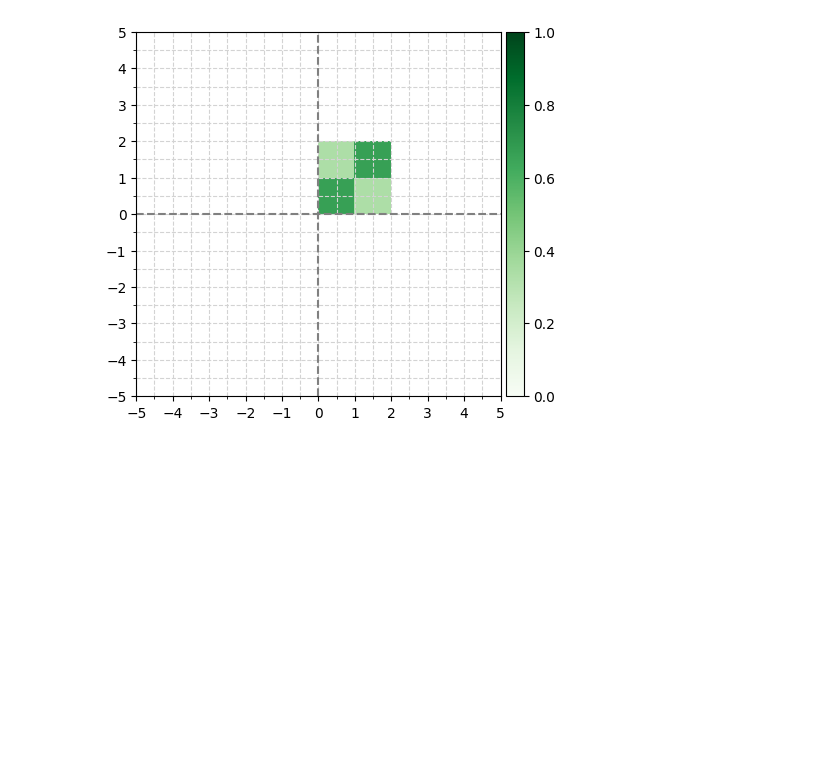
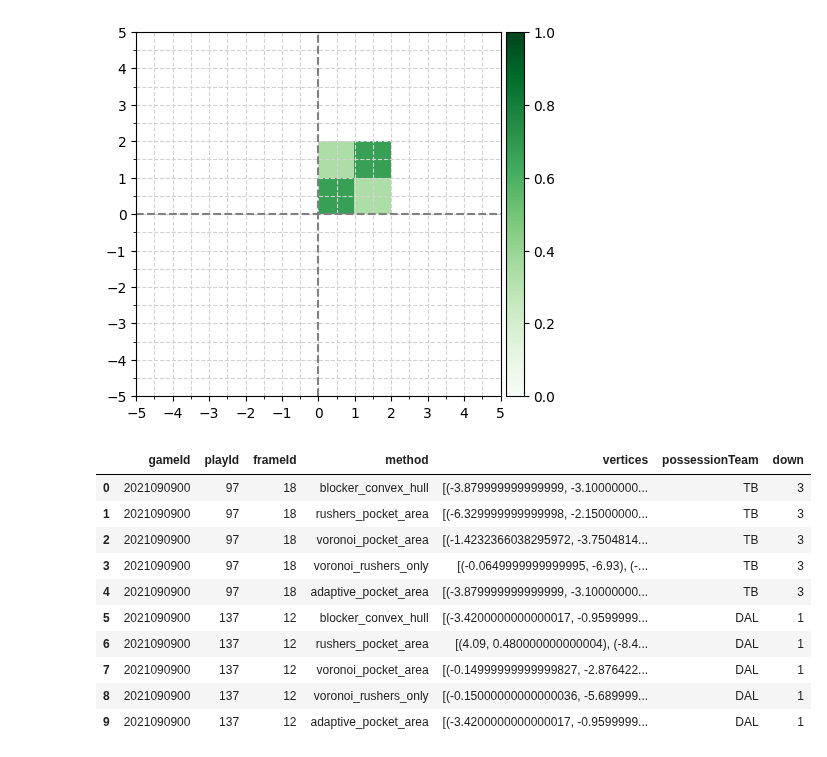
Before and after one commit to vingkan/nflbigdatabowl2023, a Jupyter notebook: notebooks/vinesh/heatmap_example.ipynb, the cells around one changed output. Drawn from its saved outputs; the diff is of its cells as text; code cells hidden in the pictures; blank space fills up the shorter version.

```diff
--- a/notebooks/vinesh/heatmap_example.ipynb
+++ b/notebooks/vinesh/heatmap_example.ipynb
@@ -223,0 +301,24 @@ plt.show()
+# %%
+show_cols = [
+    "gameId",
+    "playId",
+    "frameId",
+    "method",
+    "vertices",
+    "possessionTeam",
+    "down",
+]
+df_pocket = get_play_pocket(df_play_metrics, df_areas, df_plays)
+df_pocket[show_cols].head(10)
+# %% [output]
+|  | gameId | playId | frameId | method | vertices | possessionTeam | down |
+| 0 | 2021090900 | 97 | 18 | blocker_convex_hull | [(-3.879999999999999, -3.10000000... | TB | 3 |
+| 1 | 2021090900 | 97 | 18 | rushers_pocket_area | [(-6.329999999999998, -2.15000000... | TB | 3 |
+| 2 | 2021090900 | 97 | 18 | voronoi_pocket_area | [(-1.4232366038295972, -3.7504814... | TB | 3 |
+| 3 | 2021090900 | 97 | 18 | voronoi_rushers_only | [(-0.0649999999999995, -6.93), (-... | TB | 3 |
+| 4 | 2021090900 | 97 | 18 | adaptive_pocket_area | [(-3.879999999999999, -3.10000000... | TB | 3 |
+| 5 | 2021090900 | 137 | 12 | blocker_convex_hull | [(-3.4200000000000017, -0.9599999... | DAL | 1 |
+| 6 | 2021090900 | 137 | 12 | rushers_pocket_area | [(4.09, 0.480000000000004), (-8.4... | DAL | 1 |
+| 7 | 2021090900 | 137 | 12 | voronoi_pocket_area | [(-0.14999999999999827, -2.876422... | DAL | 1 |
+| 8 | 2021090900 | 137 | 12 | voronoi_rushers_only | [(-0.15000000000000036, -5.689999... | DAL | 1 |
+| 9 | 2021090900 | 137 | 12 | adaptive_pocket_area | [(-3.4200000000000017, -0.9599999... | DAL | 1 |
```
Also changed, not shown: parts of 8 cells of this notebook, 1 other file.
